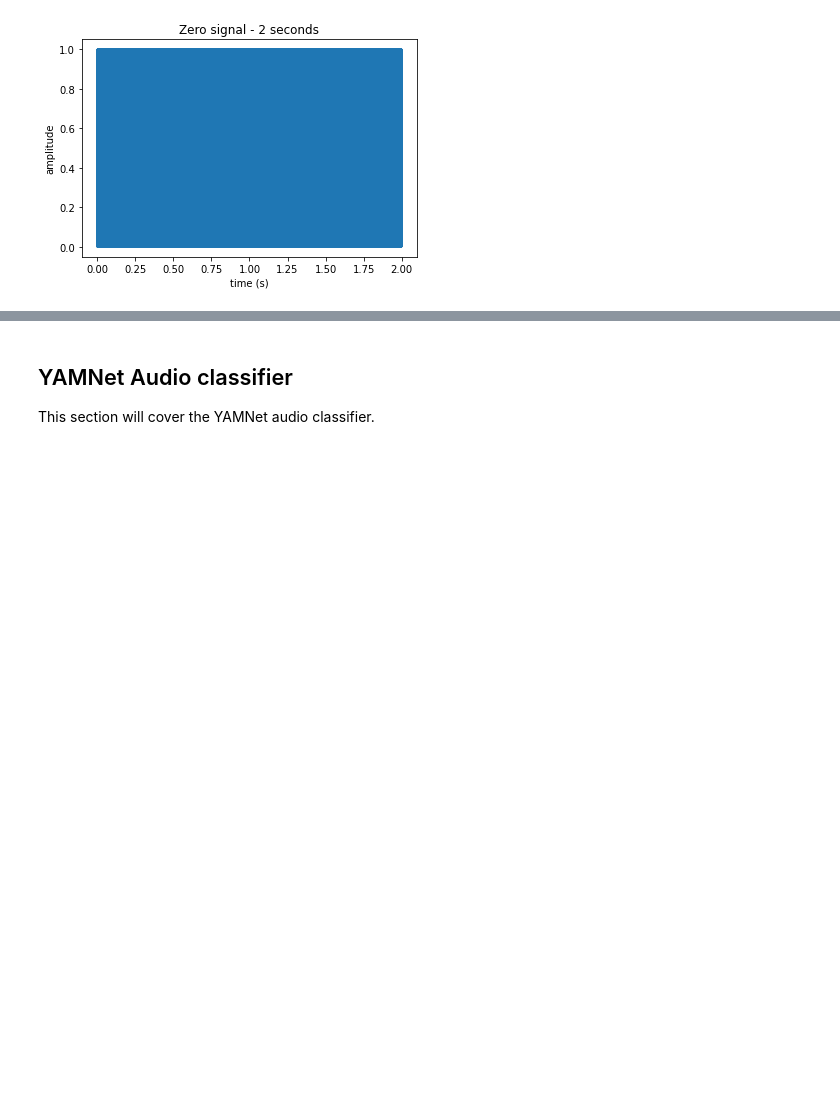
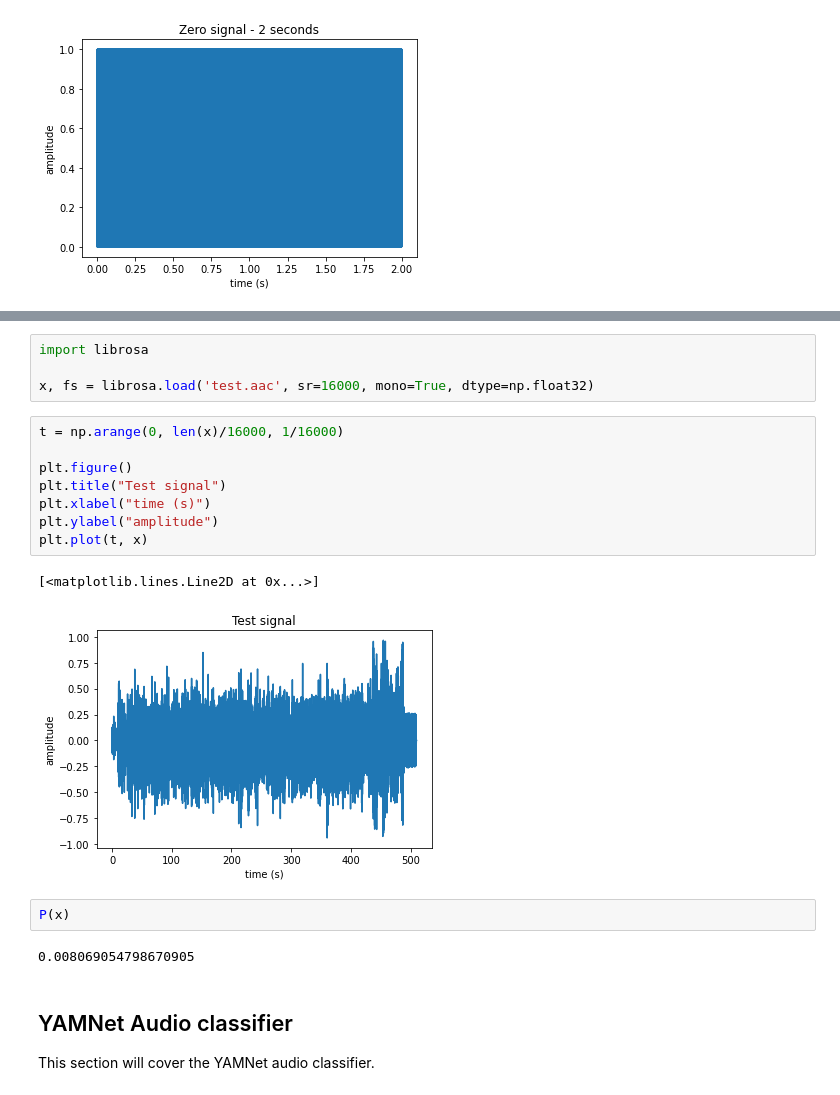
Before and after one commit to wtanner/ipython_notebooks, a Jupyter notebook: 2021-05-01-audio-processing.ipynb, the cells around one changed output, grey strips where cells are left out. Cells and saved outputs as stored; diff of their text form; blank space fills up the shorter version.

```diff
--- a/2021-05-01-audio-processing.ipynb
+++ b/2021-05-01-audio-processing.ipynb
@@ -156,3 +166,22 @@ plt.plot(t, tone_1000Hz**2)
+# %%
+import librosa
+
+x, fs = librosa.load('test.aac', sr=16000, mono=True, dtype=np.float32)
+# %%
+t = np.arange(0, len(x)/16000, 1/16000)
+
+plt.figure()
+plt.title("Test signal")
+plt.xlabel("time (s)")
+plt.ylabel("amplitude")
+plt.plot(t, x)
+# %% [output]
+[<matplotlib.lines.Line2D at 0x...>]
+[figure, added]
+# %%
+P(x)
+# %% [output]
+0.008069054798670905
 # %% [markdown]
 ## YAMNet Audio classifier
 This section will cover the YAMNet audio classifier.
```
Also changed, not shown: parts of 4 cells of this notebook.
